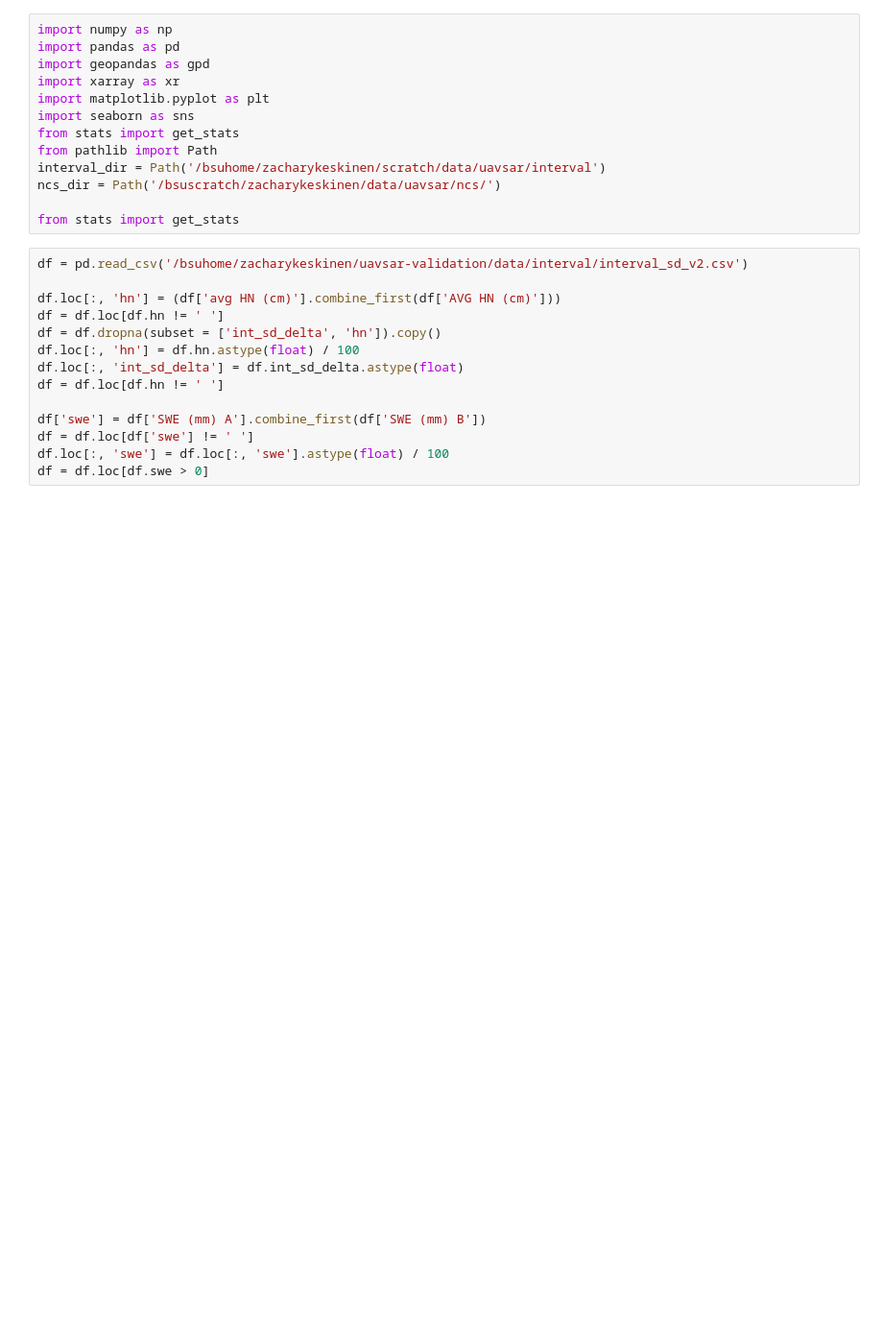
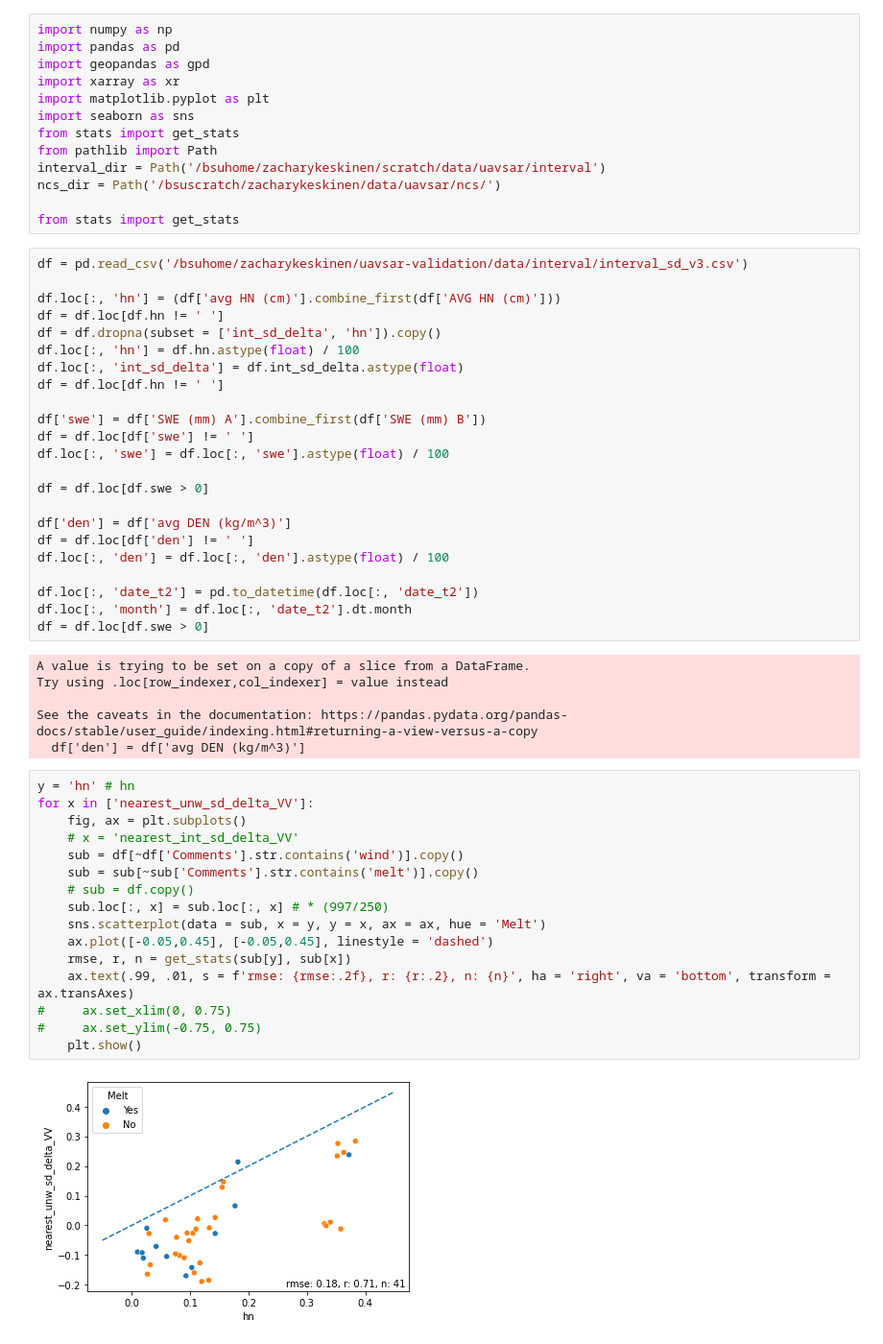
Before and after one commit to ZachHoppinen/uavsar-validation, a Jupyter notebook: src/play/interval.ipynb, the cells around one changed output. Shown: that part at 96% size. Cells and saved outputs as stored; diff of their text form; blank space fills up the shorter version.

```diff
--- a/src/play/interval.ipynb
+++ b/src/play/interval.ipynb
@@ -12,7 +12,7 @@ ncs_dir = Path('/bsuscratch/zacharykeskinen/data/uavsar/ncs/')
 
 from stats import get_stats
 # %%
-df = pd.read_csv('/bsuhome/zacharykeskinen/uavsar-validation/data/interval/interval_sd_v2.csv')
+df = pd.read_csv('/bsuhome/zacharykeskinen/uavsar-validation/data/interval/interval_sd_v3.csv')
 
 df.loc[:, 'hn'] = (df['avg HN (cm)'].combine_first(df['AVG HN (cm)']))
 df = df.loc[df.hn != ' ']
@@ -24,5 +24,38 @@ df = df.loc[df.hn != ' ']
 df['swe'] = df['SWE (mm) A'].combine_first(df['SWE (mm) B'])
 df = df.loc[df['swe'] != ' ']
 df.loc[:, 'swe'] = df.loc[:, 'swe'].astype(float) / 100
+
 df = df.loc[df.swe > 0]
+
+df['den'] = df['avg DEN (kg/m^3)']
+df = df.loc[df['den'] != ' ']
+df.loc[:, 'den'] = df.loc[:, 'den'].astype(float) / 100
+
+df.loc[:, 'date_t2'] = pd.to_datetime(df.loc[:, 'date_t2'])
+df.loc[:, 'month'] = df.loc[:, 'date_t2'].dt.month
+df = df.loc[df.swe > 0]
+# %% [output]
+A value is trying to be set on a copy of a slice from a DataFrame.
+Try using .loc[row_indexer,col_indexer] = value instead
+
+See the caveats in the documentation: https://pandas.pydata.org/pandas-docs/stable/user_guide/indexing.html#returning-a-view-versus-a-copy
+  df['den'] = df['avg DEN (kg/m^3)']
+# %%
+y = 'hn' # hn
+for x in ['nearest_unw_sd_delta_VV']:
+    fig, ax = plt.subplots()
+    # x = 'nearest_int_sd_delta_VV'
+    sub = df[~df['Comments'].str.contains('wind')].copy()
+    sub = sub[~sub['Comments'].str.contains('melt')].copy()
+    # sub = df.copy()
+    sub.loc[:, x] = sub.loc[:, x] # * (997/250)
+    sns.scatterplot(data = sub, x = y, y = x, ax = ax, hue = 'Melt')
+    ax.plot([-0.05,0.45], [-0.05,0.45], linestyle = 'dashed')
+    rmse, r, n = get_stats(sub[y], sub[x])
+    ax.text(.99, .01, s = f'rmse: {rmse:.2f}, r: {r:.2}, n: {n}', ha = 'right', va = 'bottom', transform = ax.transAxes)
+#     ax.set_xlim(0, 0.75)
+#     ax.set_ylim(-0.75, 0.75)
+    plt.show()
+# %% [output]
+[figure, added]
 # %%
```
Also changed, not shown: parts of 11 cells of this notebook, 7 other files.
